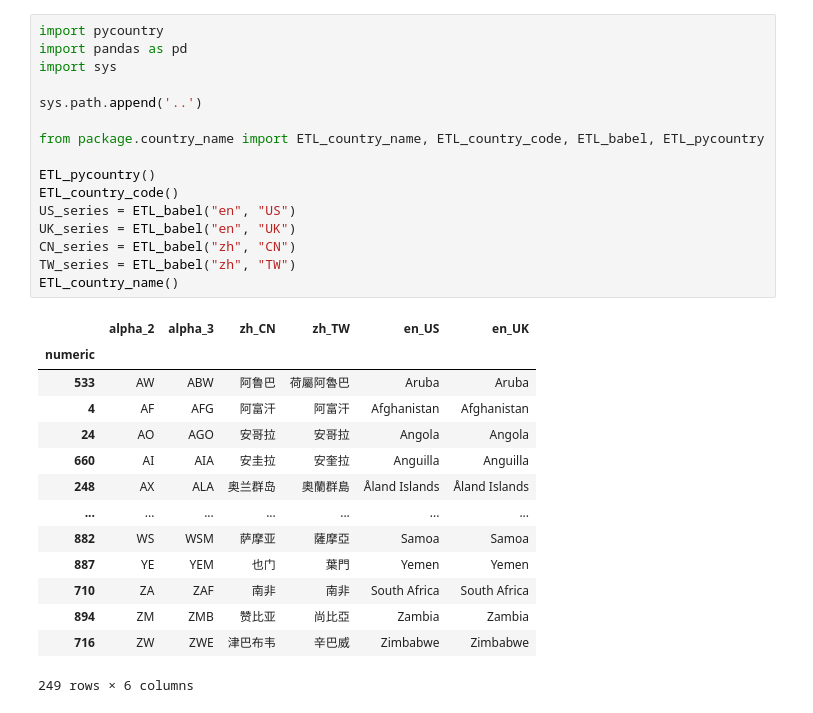
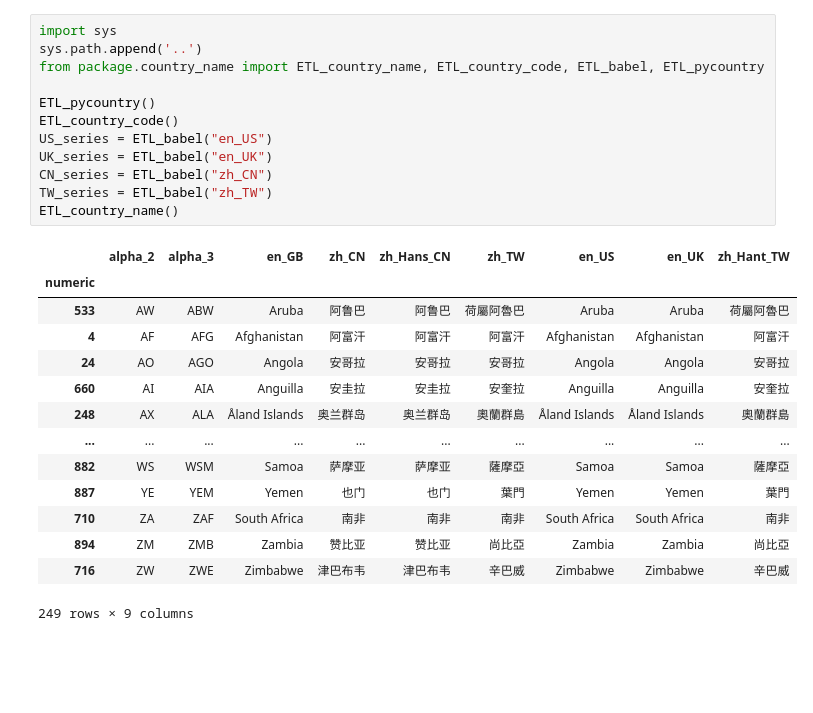
Before and after one commit to sclyde-ai/Natural_Language_Analysis, a Jupyter notebook: sato_hiroki/country_name.ipynb, the cells around one changed output. Drawn from its saved outputs; the diff is of its cells as text; blank space fills up the shorter version.

```diff
--- a/sato_hiroki/country_name.ipynb
+++ b/sato_hiroki/country_name.ipynb
@@ -1,31 +1,27 @@
 # %%
-import pycountry
-import pandas as pd
 import sys
-
 sys.path.append('..')
-
 from package.country_name import ETL_country_name, ETL_country_code, ETL_babel, ETL_pycountry
 
 ETL_pycountry()
 ETL_country_code()
-US_series = ETL_babel("en", "US")
-UK_series = ETL_babel("en", "UK")
-CN_series = ETL_babel("zh", "CN")
-TW_series = ETL_babel("zh", "TW")
+US_series = ETL_babel("en_US")
+UK_series = ETL_babel("en_UK")
+CN_series = ETL_babel("zh_CN")
+TW_series = ETL_babel("zh_TW")
 ETL_country_name()
 # %% [output]
-|  | alpha_2 | alpha_3 | zh_CN | zh_TW | en_US | en_UK |
-| numeric |  |  |  |  |  |  |
-| 533 | AW | ABW | 阿鲁巴 | 荷屬阿魯巴 | Aruba | Aruba |
-| 4 | AF | AFG | 阿富汗 | 阿富汗 | Afghanistan | Afghanistan |
-| 24 | AO | AGO | 安哥拉 | 安哥拉 | Angola | Angola |
-| 660 | AI | AIA | 安圭拉 | 安奎拉 | Anguilla | Anguilla |
-| 248 | AX | ALA | 奥兰群岛 | 奧蘭群島 | Åland Islands | Åland Islands |
-| ... | ... | ... | ... | ... | ... | ... |
-| 882 | WS | WSM | 萨摩亚 | 薩摩亞 | Samoa | Samoa |
-| 887 | YE | YEM | 也门 | 葉門 | Yemen | Yemen |
-| 710 | ZA | ZAF | 南非 | 南非 | South Africa | South Africa |
-| 894 | ZM | ZMB | 赞比亚 | 尚比亞 | Zambia | Zambia |
-| 716 | ZW | ZWE | 津巴布韦 | 辛巴威 | Zimbabwe | Zimbabwe |
+|  | alpha_2 | alpha_3 | en_GB | zh_CN | zh_Hans_CN | zh_TW | en_US | en_UK | zh_Hant_TW |
+| numeric |  |  |  |  |  |  |  |  |  |
+| 533 | AW | ABW | Aruba | 阿鲁巴 | 阿鲁巴 | 荷屬阿魯巴 | Aruba | Aruba | 荷屬阿魯巴 |
+| 4 | AF | AFG | Afghanistan | 阿富汗 | 阿富汗 | 阿富汗 | Afghanistan | Afghanistan | 阿富汗 |
+| 24 | AO | AGO | Angola | 安哥拉 | 安哥拉 | 安哥拉 | Angola | Angola | 安哥拉 |
+| 660 | AI | AIA | Anguilla | 安圭拉 | 安圭拉 | 安奎拉 | Anguilla | Anguilla | 安奎拉 |
+| 248 | AX | ALA | Åland Islands | 奥兰群岛 | 奥兰群岛 | 奧蘭群島 | Åland Islands | Åland Islands | 奧蘭群島 |
+| ... | ... | ... | ... | ... | ... | ... | ... | ... | ... |
+| 882 | WS | WSM | Samoa | 萨摩亚 | 萨摩亚 | 薩摩亞 | Samoa | Samoa | 薩摩亞 |
+| 887 | YE | YEM | Yemen | 也门 | 也门 | 葉門 | Yemen | Yemen | 葉門 |
+| 710 | ZA | ZAF | South Africa | 南非 | 南非 | 南非 | South Africa | South Africa | 南非 |
+| 894 | ZM | ZMB | Zambia | 赞比亚 | 赞比亚 | 尚比亞 | Zambia | Zambia | 尚比亞 |
+| 716 | ZW | ZWE | Zimbabwe | 津巴布韦 | 津巴布韦 | 辛巴威 | Zimbabwe | Zimbabwe | 辛巴威 |
-249 rows × 6 columns
+249 rows × 9 columns
```
Also changed, not shown: 17 other files.
